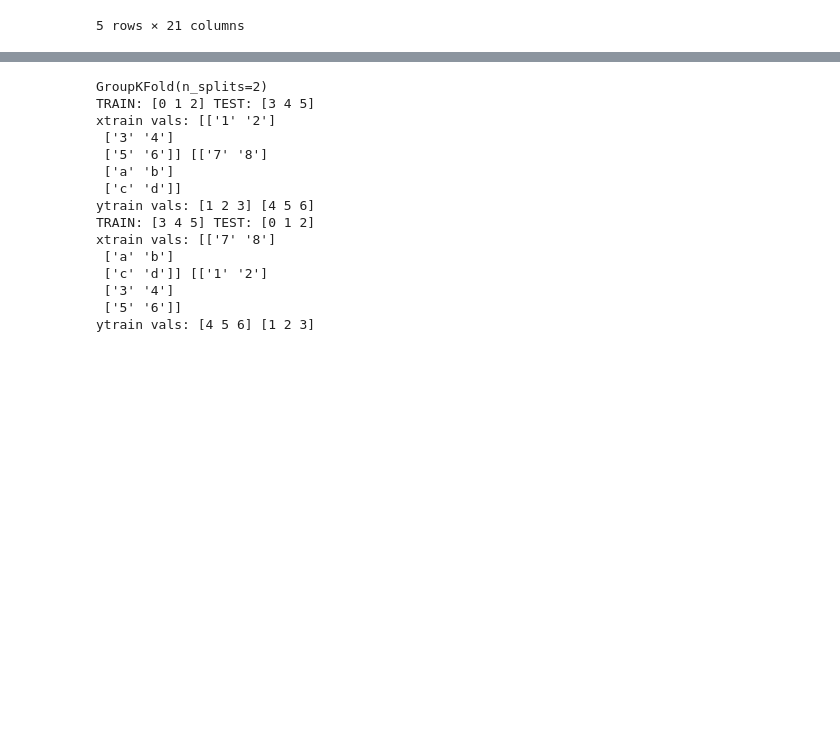
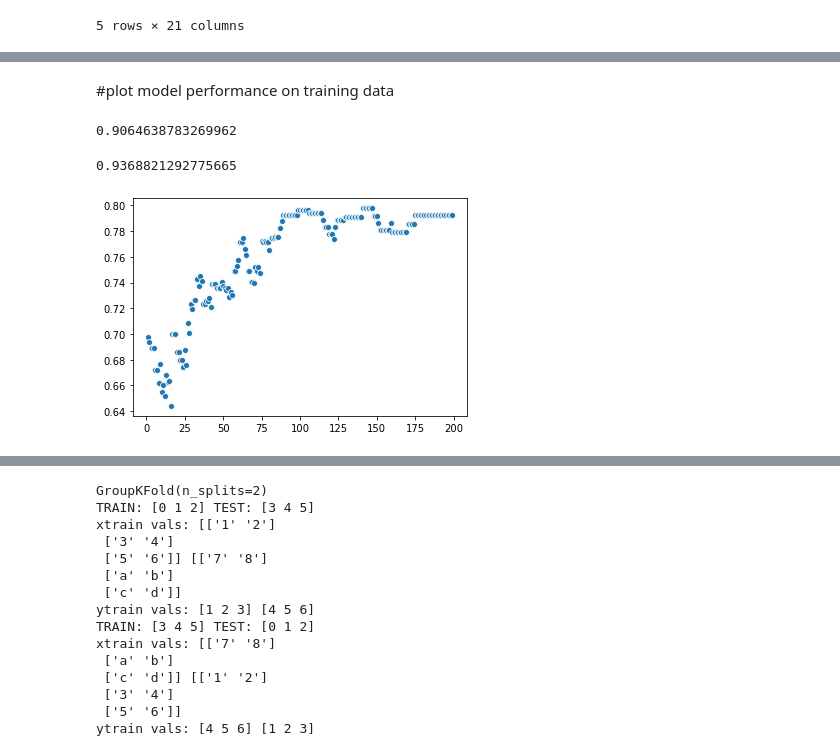
Before and after one commit to tnankie/Project-Daybreak, a Jupyter notebook: Stats.ipynb, the cells around one changed output, grey strips where cells are left out. Cells and saved outputs as stored; diff of their text form; code cells hidden in the pictures; blank space fills up the shorter version.

```diff
--- a/Stats.ipynb
+++ b/Stats.ipynb
@@ -378,0 +531,9 @@ group_kfold.get_n_splits(x, y, groups)
+# %%
+train = df_trial_tr.iloc[list(train_inds[0]),:]
+test = df_trial_tr.iloc[test_inds[0],:]
+# %%
+x_train = train.drop("impaired", axis=1)
+y_train = train.loc[:,"impaired"]
+
+x_test = test.drop("impaired", axis=1)
+y_test = test.loc[:,"impaired"]
@@ -378,0 +561,40 @@ group_kfold.get_n_splits(x, y, groups)
+# %% [markdown]
+#plot model performance on training data
+# %%
+from sklearn.model_selection import cross_val_score
+from sklearn.tree import DecisionTreeClassifier
+clf = DecisionTreeClassifier(random_state=42)
+#cross_val_score(clf, iris.data, iris.target, cv=10)
+
+clf.fit(x_train, y_train)
+clf.score(x_test, y_test)
+# %% [output]
+0.9064638783269962
+# %%
+from sklearn.ensemble import GradientBoostingClassifier
+from sklearn.model_selection import train_test_split
+#grid search number of trees up to 1.2 x number of columns
+#tree depth 1-10
+
+clf = GradientBoostingClassifier(random_state=42)
+clf.fit(x_train, y_train)
+
+clf.predict(x_test[:2])
+
+clf.score(x_test, y_test)
+# %% [output]
+0.9368821292775665
+# %%
+from sklearn.neighbors import KNeighborsClassifier
+scores = []
+for k in range(1,200):
+    neigh = KNeighborsClassifier(n_neighbors=k)
+
+    neigh.fit(x_train, y_train)
+
+    #print(neigh.score(x_test, y_test), "with,", k,"neighbours")
+    scores.append(neigh.score(x_test, y_test))
+sns.scatterplot(x=range(1,200), y =scores)
+plt.show()
+# %% [output]
+[figure, added]
```
Also changed, not shown: parts of 21 cells of this notebook.
